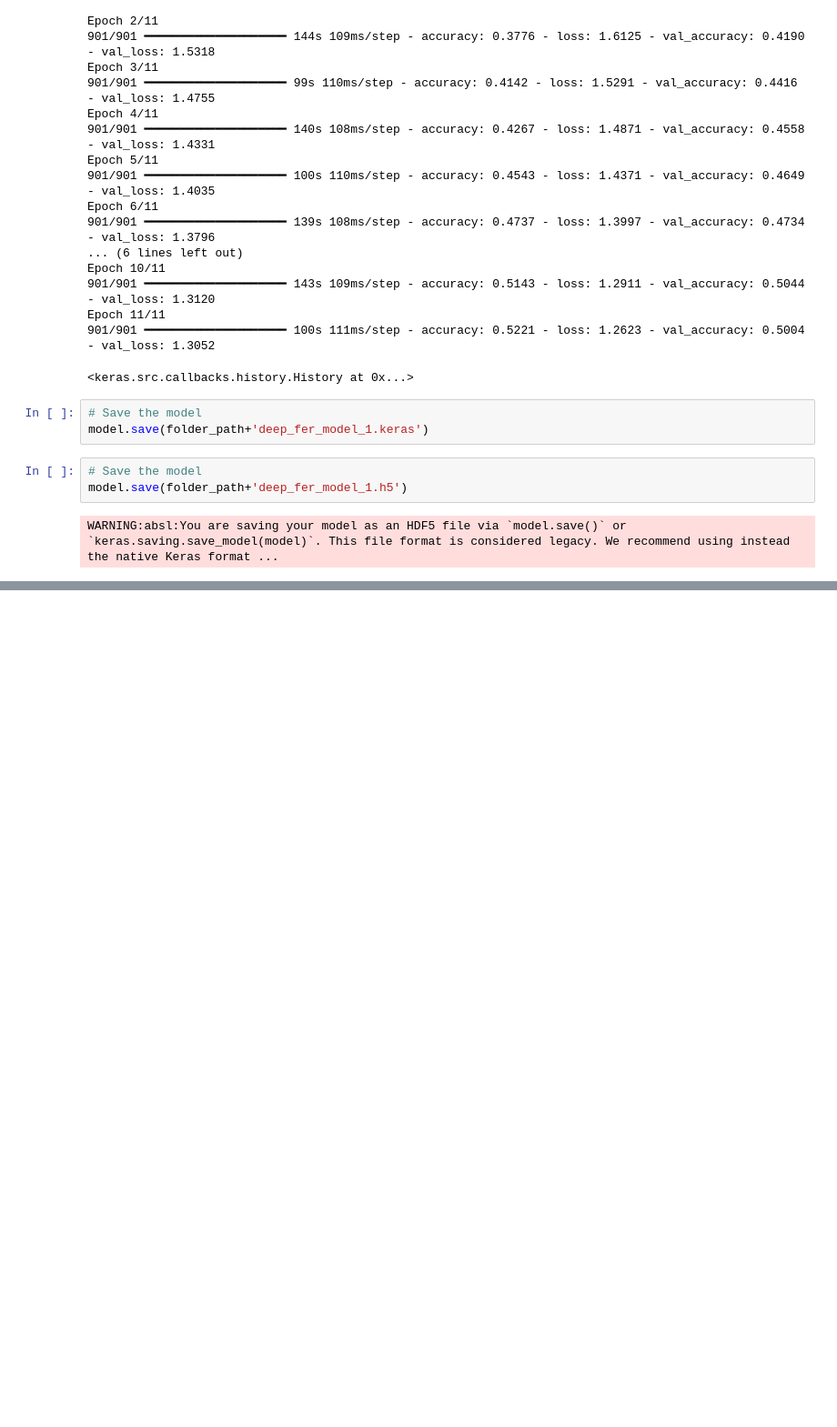
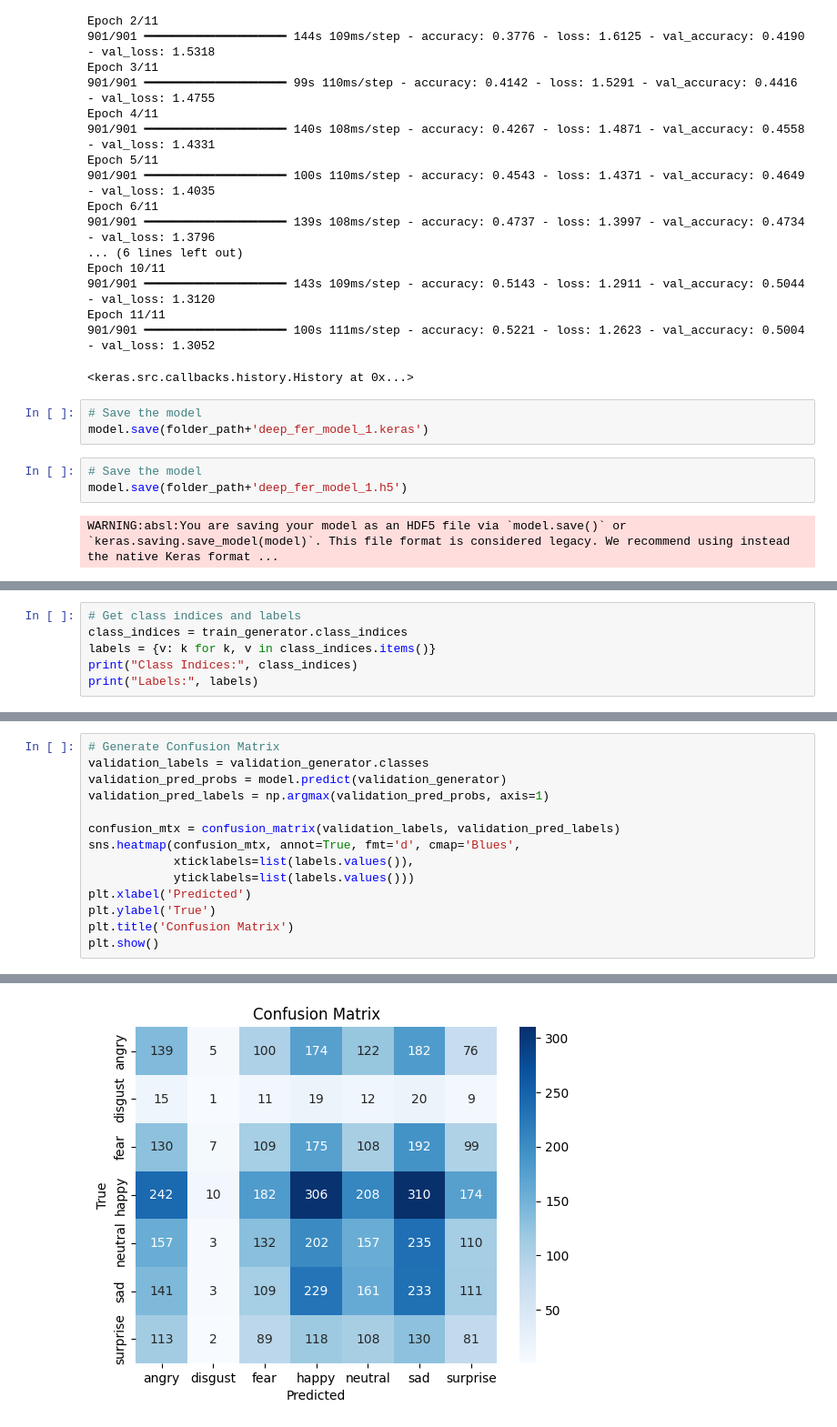
Before and after one commit to Rajesh1505/Capstone_Project_Deep_Learning_for_Computer_Vision, a Jupyter notebook: Capstone_Project_Deep_Learning_for_Computer_Vision.ipynb, the cells around one changed output, grey strips where cells are left out. Shown at 91% size. Drawn from its saved outputs; the diff is of its cells as text; blank space fills up the shorter version.

```diff
--- a/Capstone_Project_Deep_Learning_for_Computer_Vision.ipynb
+++ b/Capstone_Project_Deep_Learning_for_Computer_Vision.ipynb
@@ -341,0 +396,6 @@ WARNING:absl:You are saving your model as an HDF5 file via `model.save()` or `ke
+# %%
+# Get class indices and labels
+class_indices = train_generator.class_indices
+labels = {v: k for k, v in class_indices.items()}
+print("Class Indices:", class_indices)
+print("Labels:", labels)
@@ -341,0 +521,15 @@ WARNING:absl:You are saving your model as an HDF5 file via `model.save()` or `ke
+# %%
+# Generate Confusion Matrix
+validation_labels = validation_generator.classes
+validation_pred_probs = model.predict(validation_generator)
+validation_pred_labels = np.argmax(validation_pred_probs, axis=1)
+
+confusion_mtx = confusion_matrix(validation_labels, validation_pred_labels)
+sns.heatmap(confusion_mtx, annot=True, fmt='d', cmap='Blues',
+            xticklabels=list(labels.values()),
+            yticklabels=list(labels.values()))
+plt.xlabel('Predicted')
+plt.ylabel('True')
+plt.title('Confusion Matrix')
+plt.show()
+# %% [output]
@@ -341,0 +537 @@ WARNING:absl:You are saving your model as an HDF5 file via `model.save()` or `ke
+[figure, added]
```
Also changed, not shown: parts of 15 cells of this notebook.
